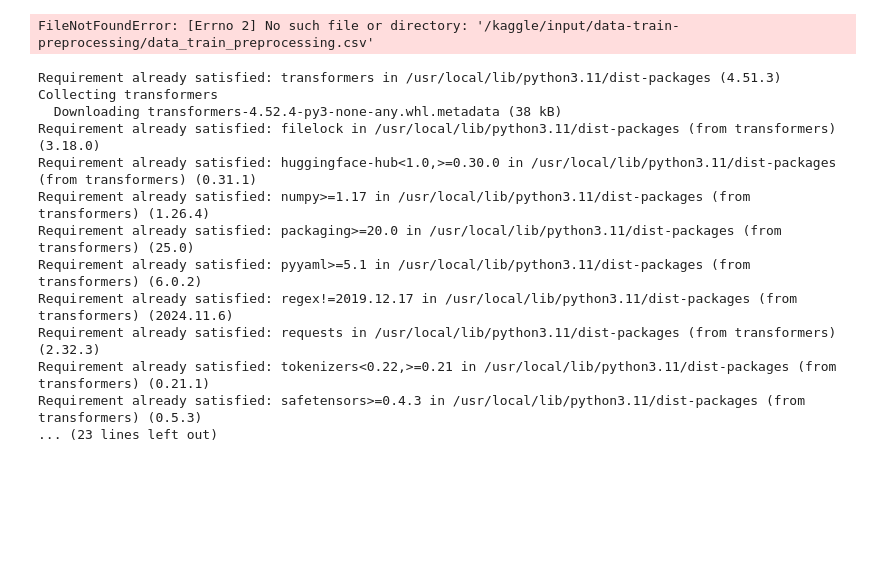
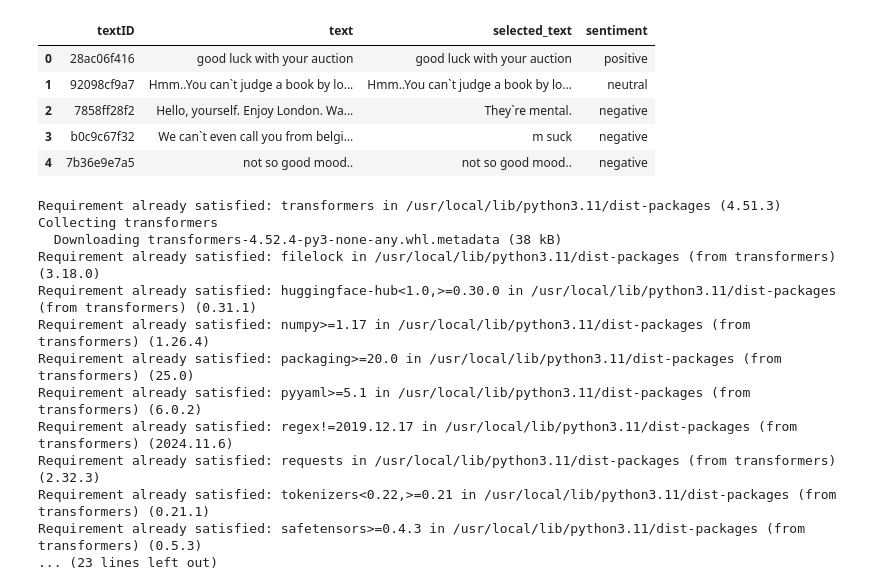
Before and after one commit to IAmReallyAlessio/AML-Challenges, a Jupyter notebook: challenge3/bert.ipynb, the cells around one changed output. Saved outputs shown, nothing was run; the diff lists cells and outputs as text; code cells hidden in the pictures; blank space fills up the shorter version.

```diff
--- a/challenge3/bert.ipynb
+++ b/challenge3/bert.ipynb
@@ -19,8 +24,13 @@ for dirname, _, filenames in os.walk('/kaggle/input'):
 # %%
-df = pd.read_csv('/kaggle/input/data-train-preprocessing/data_train_preprocessing.csv')
+df = pd.read_csv('/kaggle/input/sentiment-analysis-dataset/train.csv')
 df.head()
 # %% [output]
-FileNotFoundError: [Errno 2] No such file or directory: '/kaggle/input/data-train-preprocessing/data_train_preprocessing.csv'
+|  | textID | text | selected_text | sentiment |
+| 0 | 28ac06f416 | good luck with your auction | good luck with your auction | positive |
+| 1 | 92098cf9a7 | Hmm..You can`t judge a book by lo... | Hmm..You can`t judge a book by lo... | neutral |
+| 2 | 7858ff28f2 | Hello, yourself. Enjoy London. Wa... | They`re mental. | negative |
+| 3 | b0c9c67f32 | We can`t even call you from belgi... | m suck | negative |
+| 4 | 7b36e9e7a5 | not so good mood.. | not so good mood.. | negative |
 # %%
 pip install --upgrade transformers
 # %% [output]
```
Also changed, not shown: parts of 12 cells of this notebook.
